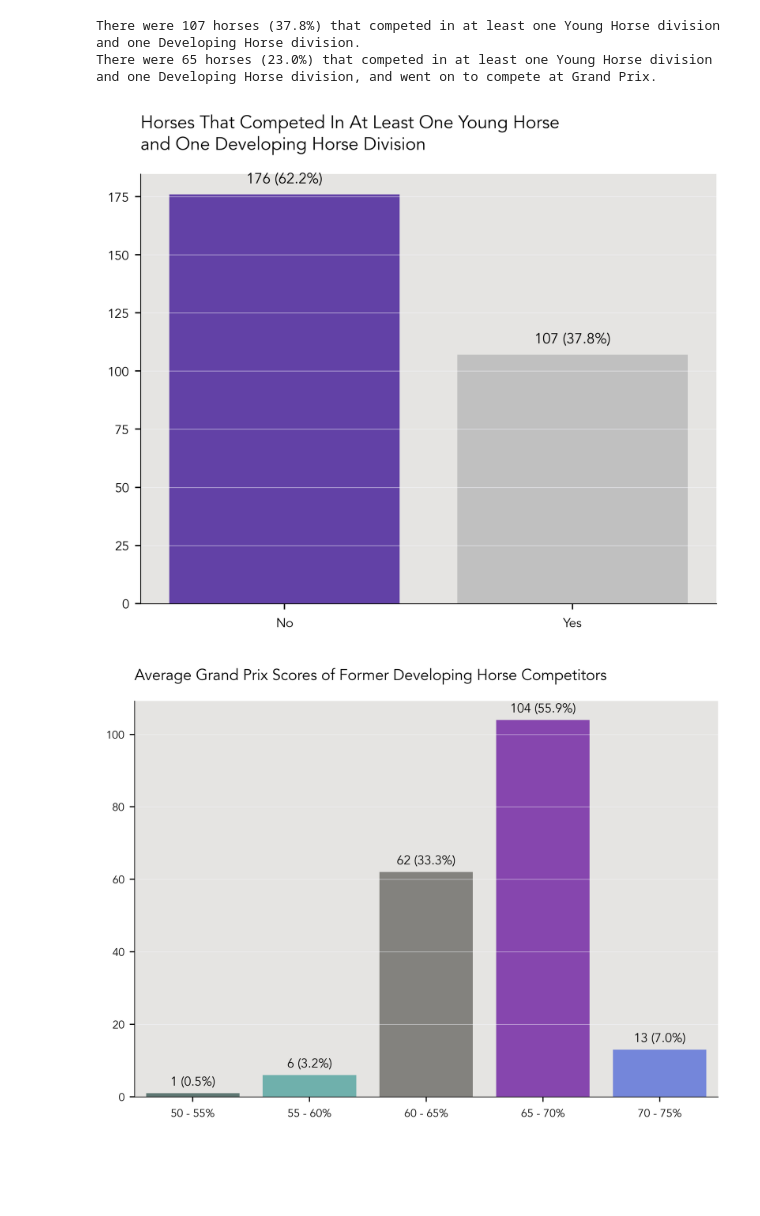
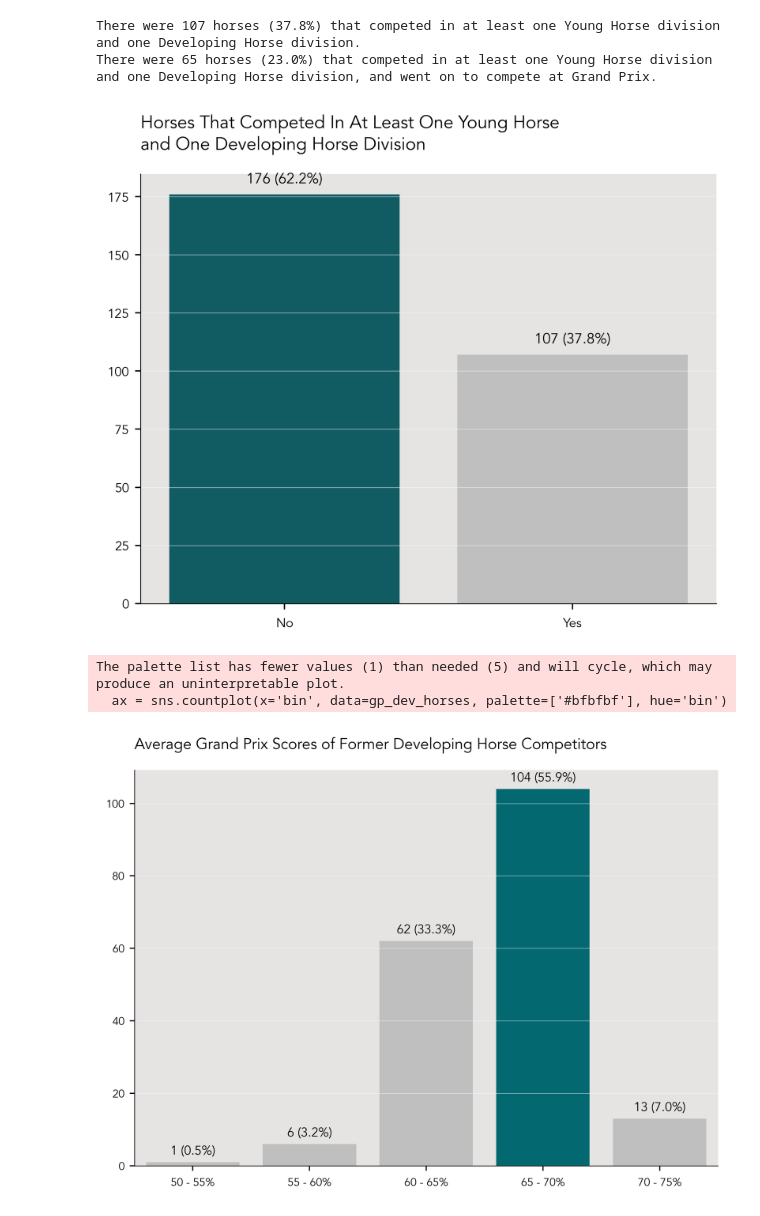
Before and after one commit to siobyrne/young-dressage-horse-program-analysis, a Jupyter notebook: developinghorse.ipynb, the cells around one changed output. Cells and saved outputs as stored; diff of their text form; code cells hidden in the pictures; blank space fills up the shorter version.

```diff
--- a/developinghorse.ipynb
+++ b/developinghorse.ipynb
@@ -62,16 +64,20 @@ ax = plt.subplots(figsize=(10, 8))
 ax = sns.countplot(
    y = 'Highest Level',
    data = total_dev_horses,
-   palette = sns.color_palette('mako', 5),
+   palette = ['#bfbfbf'],
    hue = 'Highest Level',
    hue_order = total_dev_horses['Highest Level'].value_counts().index,
-   alpha = 0.8,
    order = total_dev_horses['Highest Level'].value_counts().index
 )
 
 # add annotation for count and percentage of each level
 for p in ax.patches:
     ax.annotate("{:0,.0f} ({:,.1f}%)".format(p.get_width(), p.get_width()*100/dev_horse_count), (p.get_x() + p.get_width() + 1, p.get_y() + .4), ha = 'left', va = 'center')
+
+height = [patch.get_width() for patch in ax.patches]
+tallest = np.argmax(height)
+
+ax.patches[tallest].set_facecolor('#03686f')
 
 # set title, xlabel and ylabel
 plt.title('Highest Level Competed by Former Developing Horse Division Competitors', loc='left')
@@ -114,7 +122,7 @@ The percentage of CDI competitors is 67.49%
 ax = sns.countplot(
    x = 'CDI Competitor',
    data = total_dev_horses,
-   palette = ['#ec5b57', '#b7b8b8'],
+   palette = ['#03686f', '#bfbfbf'],
    hue = 'CDI Competitor',
    alpha = .8,
    order = total_dev_horses['CDI Competitor'].value_counts().index
@@ -196,9 +204,8 @@ dev_gp_count = len(dev_scores_df)
 ax = sns.countplot(
    x = 'ScoreRank',
    data = dev_scores_df,
-   palette = ['#4cc9f0', '#b7b8b8'],
+   palette = ['#03686f', '#bfbfbf'],
    hue = 'ScoreRank',
-   alpha = .8,
    order = dev_scores_df['ScoreRank'].value_counts().index
 )
 
@@ -336,30 +343,29 @@ There were 65 horses (23.0%) that competed in at least one Young Horse division
 # %%
 #  create a countplot to visualize horses that competed in both divisions
 
 # set options for countplot
 ax = sns.countplot(
    x = 'BothDivisions',
    data = yh_and_dh,
-   palette = ['#3a03ac', '#b7b8b8'],
-   alpha = .8,
+   palette = ['#03686f', '#bfbfbf'],
    hue = 'BothDivisions',
    order = yh_and_dh['BothDivisions'].value_counts().index
 )
 
 # add annotation for count and percentage of CDI vs non-CDI
 for p in ax.patches:
     ax.annotate("{:0,.0f} ({:,.1f}%)".format(p.get_height(), p.get_height()*100/dev_horse_count), (p.get_x() + p.get_width()/2, p.get_height() + 3), ha = 'center', va = 'bottom', fontsize=9)
 
 # set title, xlabel, and ylabel
 plt.title('Horses That Competed In At Least One Young Horse\nand One Developing Horse Division', loc='left')
 ax.set_xlabel(None)
 ax.set_ylabel(None)
 
 # save and show figure
 plt.savefig('images/yh-and-dh-competitors.png')
 plt.show()
 # %% [output]
-[figure, old version]
+[figure, new version]
 # %%
 # create countplot of average Grand Prix scores of former Developing Horse competitors
 
@@ -381,7 +387,12 @@ gp_dev_horses['bin'] = pd.cut(gp_dev_horses['AverageGP'], bins=range(50,76,5), l
 
 
 # set up countplot
-ax = sns.countplot(x='bin', data=gp_dev_horses, palette=['#37615b', '#44b0ab', '#6c6b64', '#7209b7', '#4361ee'], hue='bin', alpha=0.8)
+ax = sns.countplot(x='bin', data=gp_dev_horses, palette=['#bfbfbf'], hue='bin')
+
+height = [patch.get_height() for patch in ax.patches]
+tallest = np.argmax(height)
+
+ax.patches[tallest].set_facecolor('#03686f')
 
 # add annotation for count and percentage
 for p in ax.patches:
@@ -397,4 +408,6 @@ plt.tight_layout()
 plt.savefig('images/dh-gp-average-score.png')
 plt.show()
 # %% [output]
+The palette list has fewer values (1) than needed (5) and will cycle, which may produce an uninterpretable plot.
+  ax = sns.countplot(x='bin', data=gp_dev_horses, palette=['#bfbfbf'], hue='bin')
-[figure, old version]
+[figure, new version]
```
Also changed, not shown: parts of 4 cells of this notebook, 7 other files.
